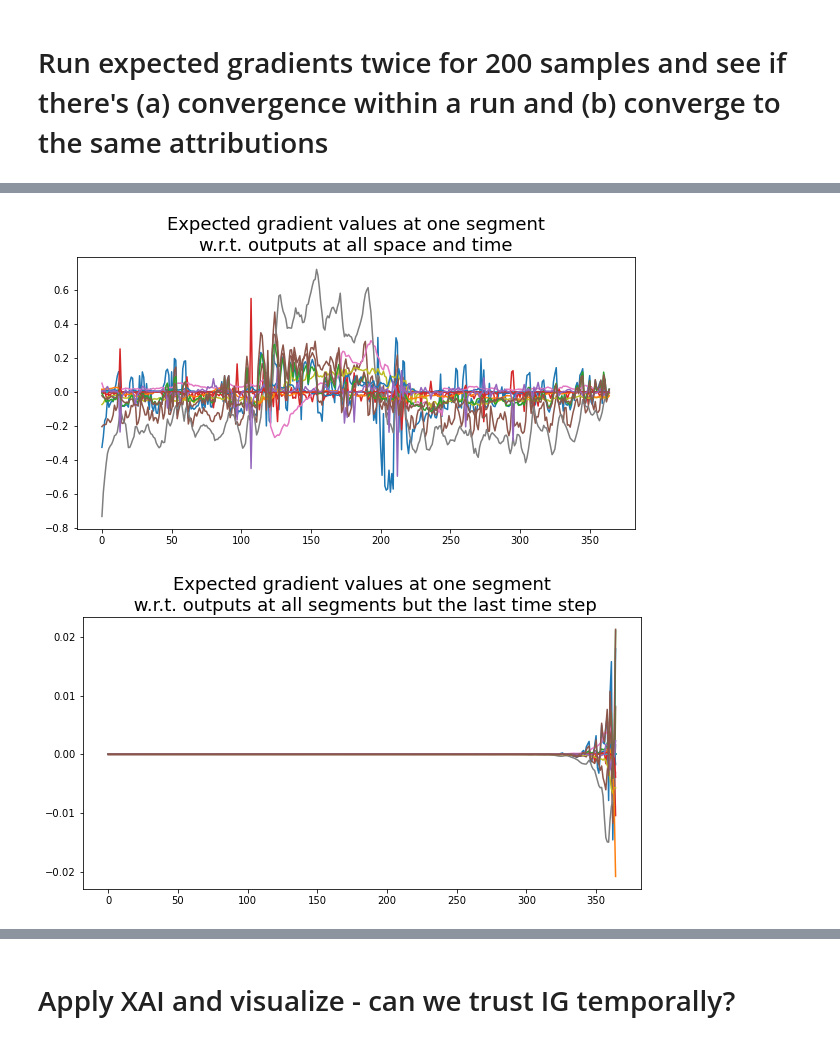
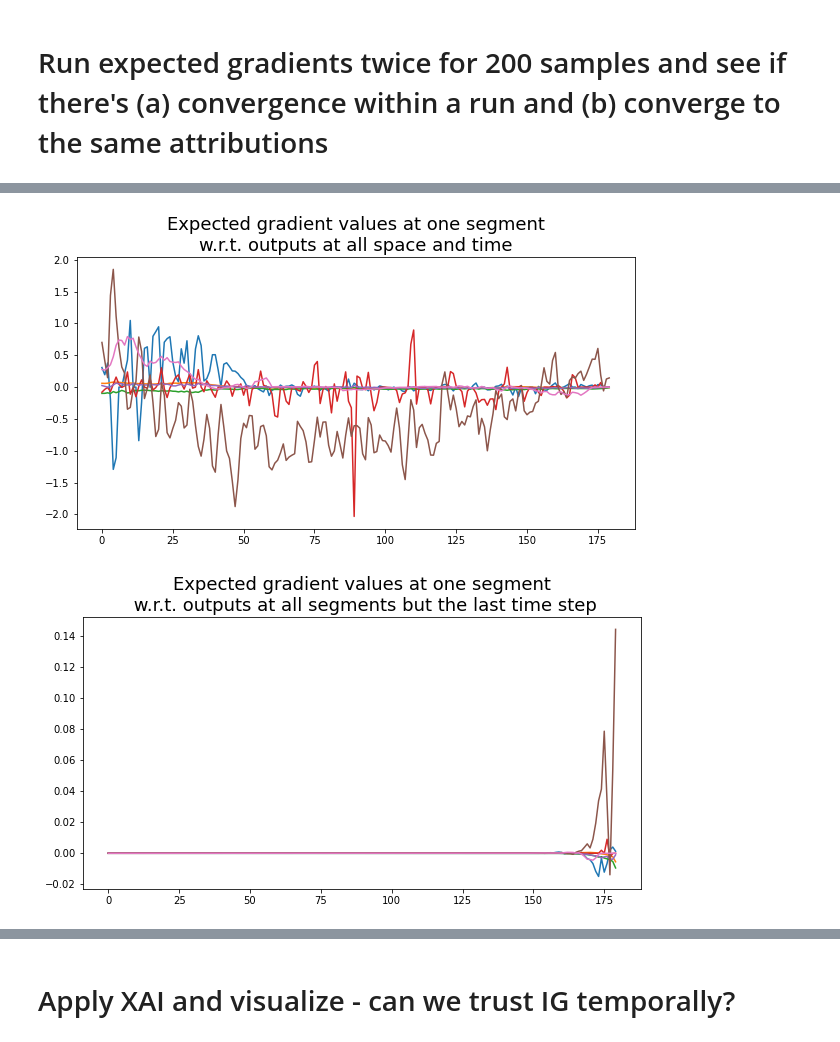
Before and after one commit to DOI-USGS/xai-workflows, a Jupyter notebook: prototyping_notebooks/03_04_RGCN_CustomExpGrad_RiverDl.ipynb, the cells around one changed output, grey strips where cells are left out. Drawn from its saved outputs; the diff is of its cells as text; code cells hidden in the pictures.

Commit message:
Change EG related reshape and sampling

```diff
--- a/prototyping_notebooks/03_04_RGCN_CustomExpGrad_RiverDl.ipynb
+++ b/prototyping_notebooks/03_04_RGCN_CustomExpGrad_RiverDl.ipynb
@@ -121,8 +125,8 @@ optimizer = torch.optim.Adam(model.parameters())
 epochs = 50
 
 for i in range(epochs):
-    out = model(x[-455:])
-    loss = loss_fn(y[-455:], out)
+    out = model(x)
+    loss = loss_fn(y, out)
     optimizer.zero_grad()
     loss.backward()
     optimizer.step()
@@ -155,14 +151,14 @@ K = 200
 temporal_focus = -1
 spatial_focus = None
 
-x = torch.from_numpy(river_dl['x_trn']).float()
+x = torch.from_numpy(river_dl['x_trn']).float()[:, -180:, :7]
 
 n_series = river_dl['x_trn'].shape[0]
 n_segs = adj_matrix.shape[0]
-num_vars = len(river_dl['x_vars'])
-seq_len = river_dl['x_trn'].shape[1]
+num_vars = x.shape[2]
+seq_len = x.shape[1]
 
-x_4D = x.reshape(n_series//n_segs,n_segs,seq_len,num_vars)
+x_4D = x.reshape(n_segs,n_series//n_segs,seq_len,num_vars)
 
 expected_gradiants_ls1 = torch.zeros([K, n_segs, seq_len, num_vars])
 
@@ -174,7 +170,7 @@ for k in range(K):
         # pick one of the years
         seg_year = np.random.choice(n_series//n_segs)
         # fill the baseline with a random year of data from each segment
-        baseline_x[seg] = x_4D[seg_year, seg]
+        baseline_x[seg] = x_4D[seg, seg_year]
 
     # SAMPLE A RANDOM SCALE ALONG THE DIFFERENCE
     scale = np.random.uniform()
@@ -210,14 +206,14 @@ K = 200
 temporal_focus = -1
 spatial_focus = None
 
-x = torch.from_numpy(river_dl['x_trn']).float()
+x = torch.from_numpy(river_dl['x_trn']).float()[:, -180:, :7]
 
 n_series = river_dl['x_trn'].shape[0]
 n_segs = adj_matrix.shape[0]
-num_vars = len(river_dl['x_vars'])
-seq_len = river_dl['x_trn'].shape[1]
+num_vars = x.shape[2]
+seq_len = x.shape[1]
 
-x_4D = x.reshape(n_series//n_segs,n_segs,seq_len,num_vars)
+x_4D = x.reshape(n_segs,n_series//n_segs,seq_len,num_vars)
 
 expected_gradiants_ls2 = torch.zeros([K, n_segs, seq_len, num_vars])
 
@@ -229,7 +225,7 @@ for k in range(K):
         # pick one of the years
         seg_year = np.random.choice(n_series//n_segs)
         # fill the baseline with a random year of data from each segment
-        baseline_x[seg] = x_4D[seg_year, seg]
+        baseline_x[seg] = x_4D[seg, seg_year]
 
     # SAMPLE A RANDOM SCALE ALONG THE DIFFERENCE
     scale = np.random.uniform()
@@ -290,7 +286,7 @@ def expected_gradients(x, y, x_set, adj_matrix, model, n_samples, temporal_focus
     num_vars = x_set.shape[2]
     seq_len = x_set.shape[1]
 
-    x_set_4D = x_set.reshape(n_series//n_segs,n_segs,seq_len,num_vars)
+    x_set_4D = x_set.reshape(n_segs,n_series//n_segs,seq_len,num_vars)
 
     for k in range(n_samples):
         # SAMPLE A RANDOM BASELINE INPUT
@@ -300,7 +296,7 @@ def expected_gradients(x, y, x_set, adj_matrix, model, n_samples, temporal_focus
             # pick one of the years
             seg_year = np.random.choice(n_series//n_segs)
             # fill the baseline with a random year of data from each segment
-            baseline_x[seg] = x_set_4D[seg_year, seg]
+            baseline_x[seg] = x_set_4D[seg,seg_year]
 
         # SAMPLE A RANDOM SCALE ALONG THE DIFFERENCE
         scale = np.random.uniform()
@@ -327,5 +323,4 @@ def expected_gradients(x, y, x_set, adj_matrix, model, n_samples, temporal_focus
             expected_gradients = x_diff*gradients[0] * 1/K
         else:
             expected_gradients = expected_gradients + ((x_diff*gradients[0]) * 1/K)
-
     return(expected_gradients)
@@ -332,23 +333,23 @@ def expected_gradients(x, y, x_set, adj_matrix, model, n_samples, temporal_focus
 # %%
-EG_vals = expected_gradients(x[-455:], y[-455:], x, adj_matrix, model,
+EG_vals = expected_gradients(x[-455:, -180:, :7], y[-455:, -180:], x[:, -180:, :7], adj_matrix, model,
                              200, temporal_focus=None, spatial_focus=None)
 
 plt.figure(figsize = (10, 5))
-for i in range(16):
+for i in range(7):
     plt.plot(EG_vals[0, :, i])
 plt.title('Expected gradient values at one segment\nw.r.t. outputs at all space and time',
           fontsize = 18);
 # %% [output]
-[figure, old version]
+[figure, new version]
 # %%
-EG_vals = expected_gradients(x[-455:], y[-455:], x, adj_matrix, model,
+EG_vals = expected_gradients(x[-455:, -180:, :7], y[-455:, -180:], x[:, -180:, :7], adj_matrix, model,
                              200, temporal_focus=-1, spatial_focus=None)
 
 plt.figure(figsize = (10, 5))
-for i in range(16):
+for i in range(7):
     plt.plot(EG_vals[0, :, i])
 plt.title('Expected gradient values at one segment\n w.r.t. outputs at all segments but the last time step',
           fontsize = 18);
 # %% [output]
-[figure, old version]
+[figure, new version]
 # %%
```
Also changed, not shown: parts of 38 cells of this notebook, 1 other file.
